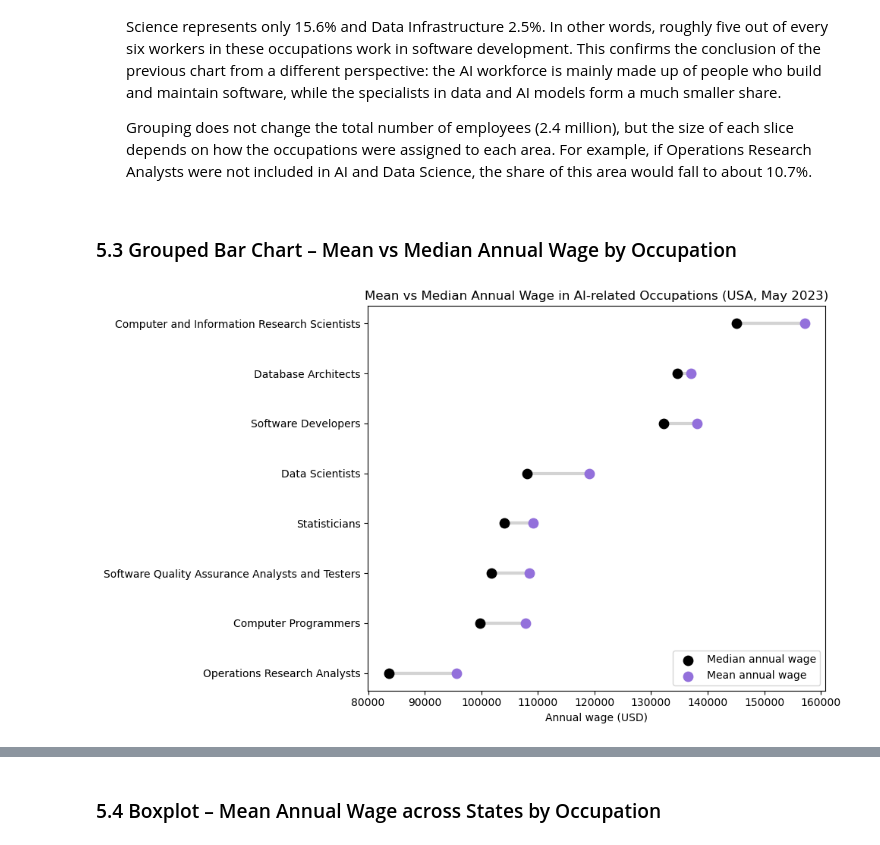
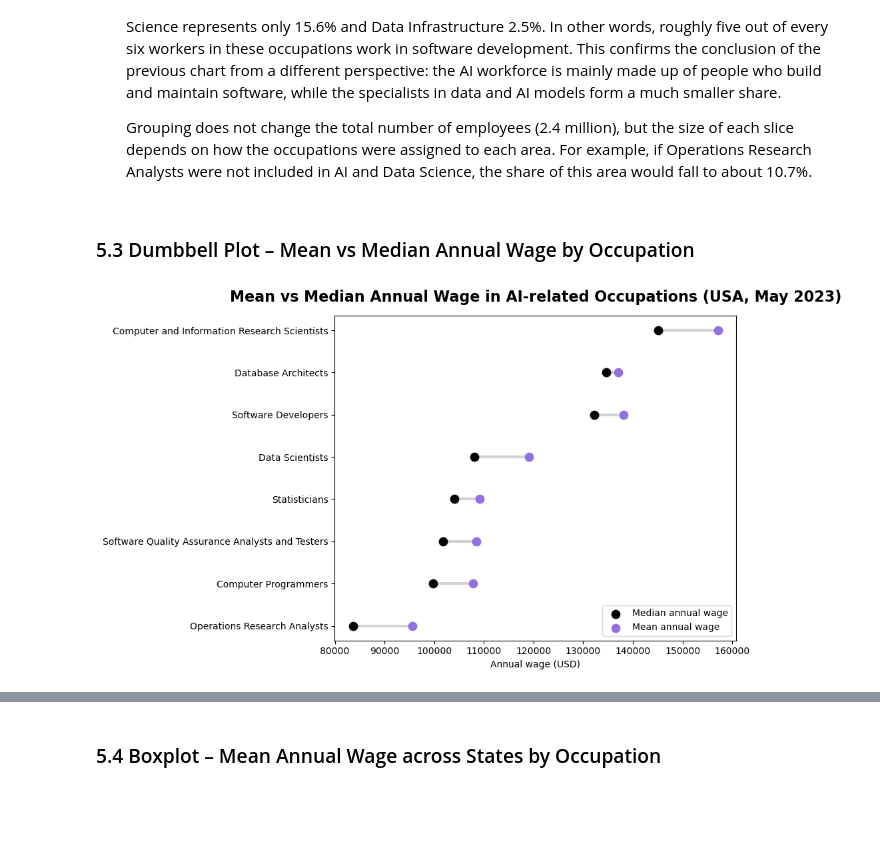
Before and after one commit to 2023357/data-vis-ca1, a Jupyter notebook: CA1_Data_Visualisation.ipynb, the cells around one changed output, grey strips where cells are left out. Drawn from its saved outputs; the diff is of its cells as text; code cells hidden in the pictures; blank space fills up the shorter version.

```diff
--- a/CA1_Data_Visualisation.ipynb
+++ b/CA1_Data_Visualisation.ipynb
@@ -113,7 +113,7 @@ np.int64(269)
 # Convert employment and wage columns from text to numbers
 # Values that cannot be converted (*, ** and #) become NaN
 
-oes_df['TOT_EMP'] = oes_df['TOT_EMP'] = pd.to_numeric(oes_df['TOT_EMP'], errors="coerce")
+oes_df['TOT_EMP'] = pd.to_numeric(oes_df['TOT_EMP'], errors="coerce")
 oes_df['A_MEAN'] = pd.to_numeric(oes_df['A_MEAN'], errors="coerce")
 oes_df['A_MEDIAN'] = pd.to_numeric(oes_df['A_MEDIAN'], errors="coerce")
 oes_df['A_PCT10'] = pd.to_numeric(oes_df['A_PCT10'], errors="coerce")
@@ -294,7 +294,12 @@ emp_sorted = ai_national.sort_values('TOT_EMP')
 bar_colors = emp_sorted['AREA'].map(color_map)
 
 # Horizontal bar chart of employment (in thousands) by occupation
-plt.figure(figsize=(10, 6))
+# Default style for all matplotlib/seaborn charts, so every chart looks consistent
+plt.rcParams['figure.figsize'] = (10, 6)     # same size for every chart
+plt.rcParams['axes.titlesize'] = 16          # larger titles
+plt.rcParams['axes.titleweight'] = 'bold'    # bold titles
+plt.rcParams['axes.titlepad'] = 15           # space between the title and the chart
+
 bars = plt.barh(emp_sorted['OCC_TITLE'], emp_sorted['TOT_EMP'] / 1000, color=bar_colors)
 plt.bar_label(bars, fmt='%.0fk', padding=3)
 plt.title("Employment in AI-related Occupations (USA, May 2023)")
@@ -361,30 +366,36 @@ plt.show()
 
   Grouping does not change the total number of employees (2.4 million), but the size of each slice depends on how the occupations were assigned to each area. For example, if Operations Research Analysts were not included in AI and Data Science, the share of this area would fall to about 10.7%.
 # %% [markdown]
-### 5.3 Grouped Bar Chart – Mean vs Median Annual Wage by Occupation
+### 5.3 Dumbbell Plot – Mean vs Median Annual Wage by Occupation
 # %%
 # Sort occupations by median wage so the highest-paid appears at the top
 wage_sorted = ai_national.sort_values('A_MEDIAN')
 
-plt.figure(figsize=(10, 6))
+# Default style for all matplotlib/seaborn charts, so every chart looks consistent
+plt.rcParams['figure.figsize'] = (10, 6)     # same size for every chart
+plt.rcParams['axes.titlesize'] = 16          # larger titles
+plt.rcParams['axes.titleweight'] = 'bold'    # bold titles
+plt.rcParams['axes.titlepad'] = 15           # space between the title and the chart
+plt.rcParams['figure.titlesize'] = 16        # suptitle size
+plt.rcParams['figure.titleweight'] = 'bold'  # suptitle in bold
 
 # Line from the median to the mean wage of each occupation
 plt.hlines(y=wage_sorted['OCC_TITLE'], xmin=wage_sorted['A_MEDIAN'], xmax=wage_sorted['A_MEAN'],
            color='lightgray', linewidth=3)
 
 # Points marking the median and the mean wage
 plt.scatter(wage_sorted['A_MEDIAN'], wage_sorted['OCC_TITLE'], color='black',
             s=80, label='Median annual wage', zorder=3)
 plt.scatter(wage_sorted['A_MEAN'], wage_sorted['OCC_TITLE'], color='mediumpurple',
             s=80, label='Mean annual wage', zorder=3)
 
-plt.title("Mean vs Median Annual Wage in AI-related Occupations (USA, May 2023)")
+plt.title("Mean vs Median Annual Wage in AI-related Occupations (USA, May 2023)", fontsize=16, pad=15)
 plt.xlabel("Annual wage (USD)")
 plt.legend(loc='lower right')
 plt.tight_layout()
 plt.show()
 # %% [output]
-[figure, old version]
+[figure, new version]
 # %% [markdown]
 - **Objective:** To compare wages across AI-related occupations, using both the mean and the median annual wage to understand not only how much each occupation pays, but also how evenly wages are distributed within it.
 
```
Also changed, not shown: parts of 17 cells of this notebook, 1 other file.
